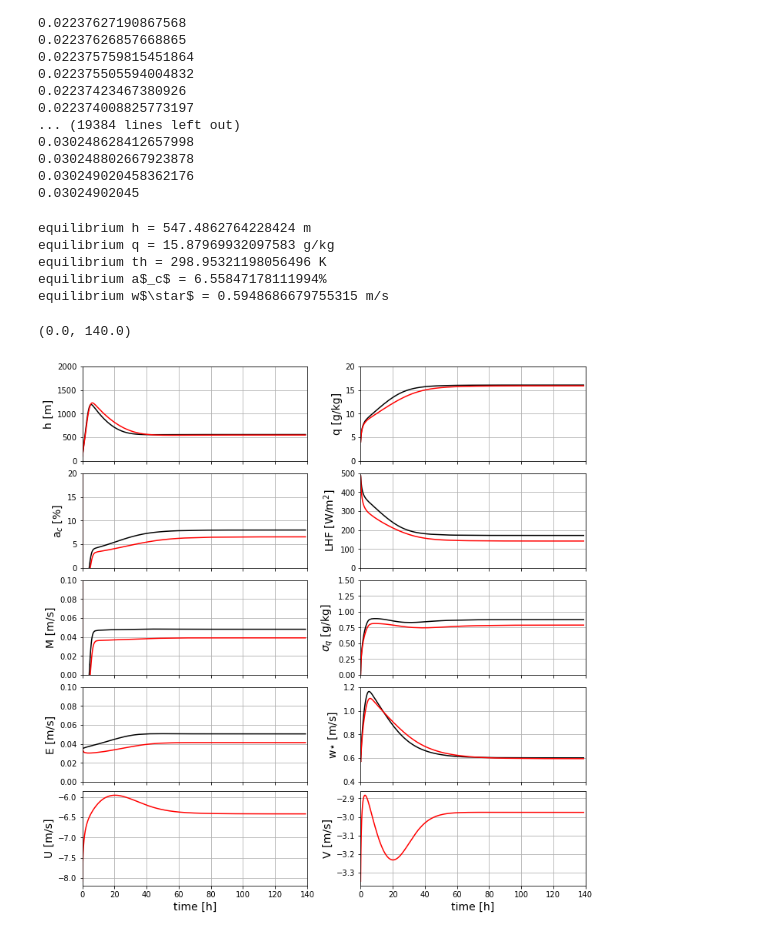
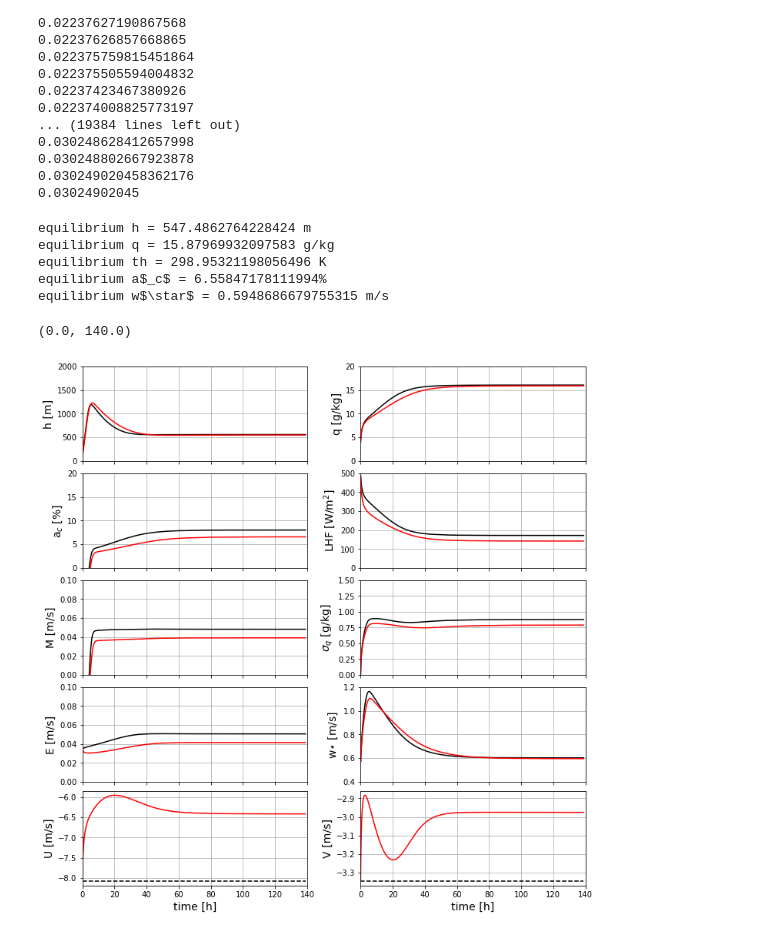
Before and after one commit to agonmer/ABL_bulk_models, a Jupyter notebook: neggers_etal_2006.ipynb, the cells around one changed output. Drawn from its saved outputs; the diff is of its cells as text; code cells hidden in the pictures.

```diff
--- a/neggers_etal_2006.ipynb
+++ b/neggers_etal_2006.ipynb
@@ -380,6 +414,11 @@ plt.savefig(figure_name,bbox_inches='tight')
 [figure]
 # %%
 def prt_dyer74(zL):
+    """
+    Computation of the turbulent Prandtl number as a function of the nondimensional height z/L (stability)
+    following the formulation of Dyer (1974) as in Li, Atmospheric Research (2019)
+    https://doi.org/10.1016/j.atmosres.2018.09.015
+    """
     if zL>0:
         return 1
     else:
@@ -497,7 +536,7 @@ latitude0 = 10 # degree N
 f = Omega * np.sin(latitude0*np.pi/180)
 U_free = -windu # [m/s], free zonal wind (above the ABL).
 V_free = -windv # [m/s], free meridional wind (above the ABL).
-we = 0.005 # [m/s], entrainment velocity for the horizontal velocity.
+we = 0.01 # [m/s], entrainment velocity for the horizontal velocity.
 
 # Initial conditions: y0 = [h(0),q(0),th(0),U(0),V(0)]
 q_free = 4.0e-3 # kg/kg free tropospheric total mixing ratio
@@ -619,33 +658,35 @@ ax[3,0].set_ylabel('E [m/s]',fontsize=14)
 ax[3,0].set_ylim(0,0.10)
 ax[3,0].grid()
 
 ax[3,1].plot(time_ext,np.array(w_star_ext_CV),'k')
 ax[3,1].plot(time_ext,np.array(w_star_ext),'r')
 ax[3,1].set_ylabel('w$\star$ [m/s]',fontsize=14)
 ax[3,1].set_ylim(0.4,1.2)
 ax[3,1].grid()
 
+ax[4,0].hlines(U_free,np.min(sol.t/3600),np.max(sol.t/3600),'k',linestyle='dashed')
 ax[4,0].plot(sol.t/3600,U,'r')
 ax[4,0].set_ylabel('U [m/s]',fontsize=14)
 #ax[4,0].set_ylim(0,0.10)
 ax[4,0].grid()
 
+ax[4,1].hlines(V_free,np.min(sol.t/3600),np.max(sol.t/3600),'k',linestyle='dashed')
 ax[4,1].plot(sol.t/3600,V,'r')
 ax[4,1].set_ylabel('V [m/s]',fontsize=14)
 #ax[4,1].set_ylim(0,0.10)
 ax[4,1].grid()
 
 ax[4,0].set_xlabel('time [h]',fontsize=14)
 ax[4,1].set_xlabel('time [h]',fontsize=14)
 ax[4,0].set_xlim(0,140)
 ax[4,1].set_xlim(0,140)
 # %% [output]
 equilibrium h = 547.4862764228424 m
 equilibrium q = 15.87969932097583 g/kg
 equilibrium th = 298.95321198056496 K
 equilibrium a$_c$ = 6.55847178111994%
 equilibrium w$\star$ = 0.5948686679755315 m/s
 (0.0, 140.0)
-[figure, old version]
+[figure, new version]
 # %%
 # One can check how the neggers et al solution looks like with the equilibrium wind values.
```
Also changed, not shown: parts of 5 cells of this notebook.
